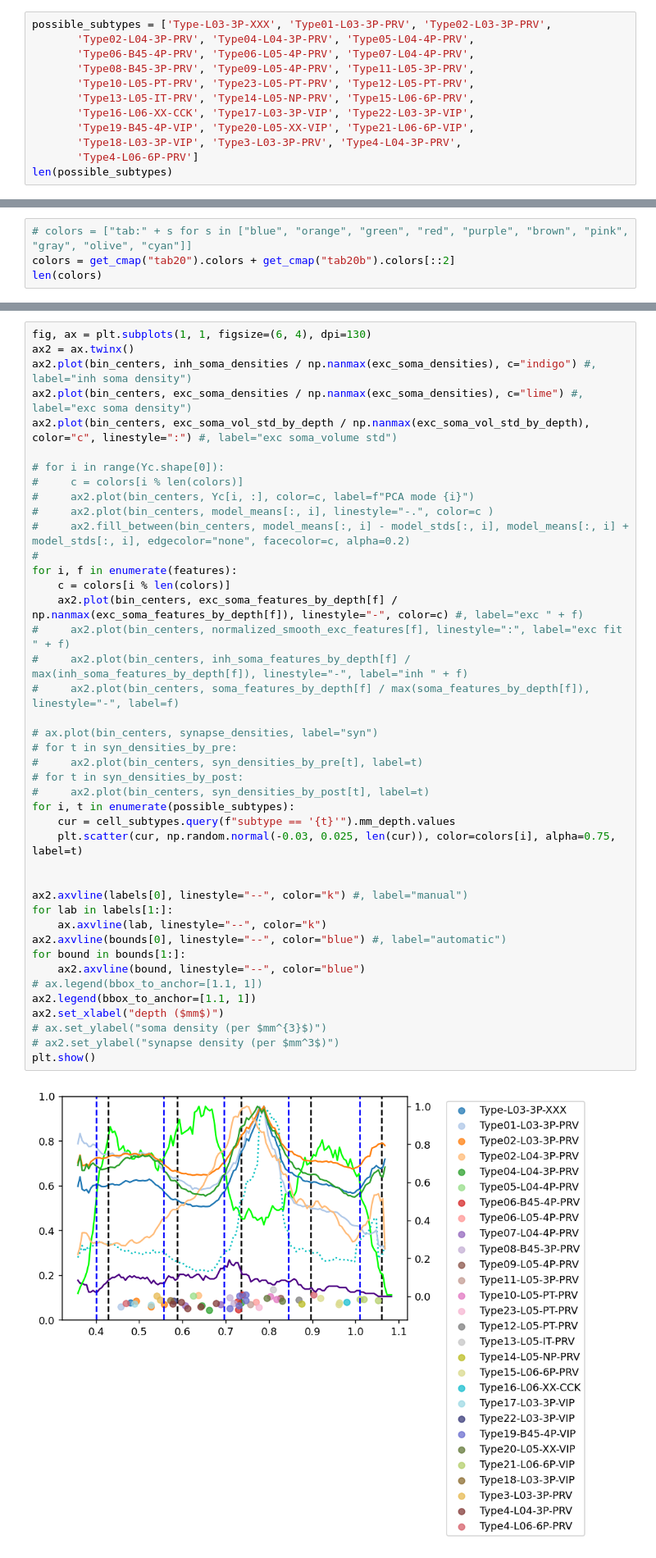
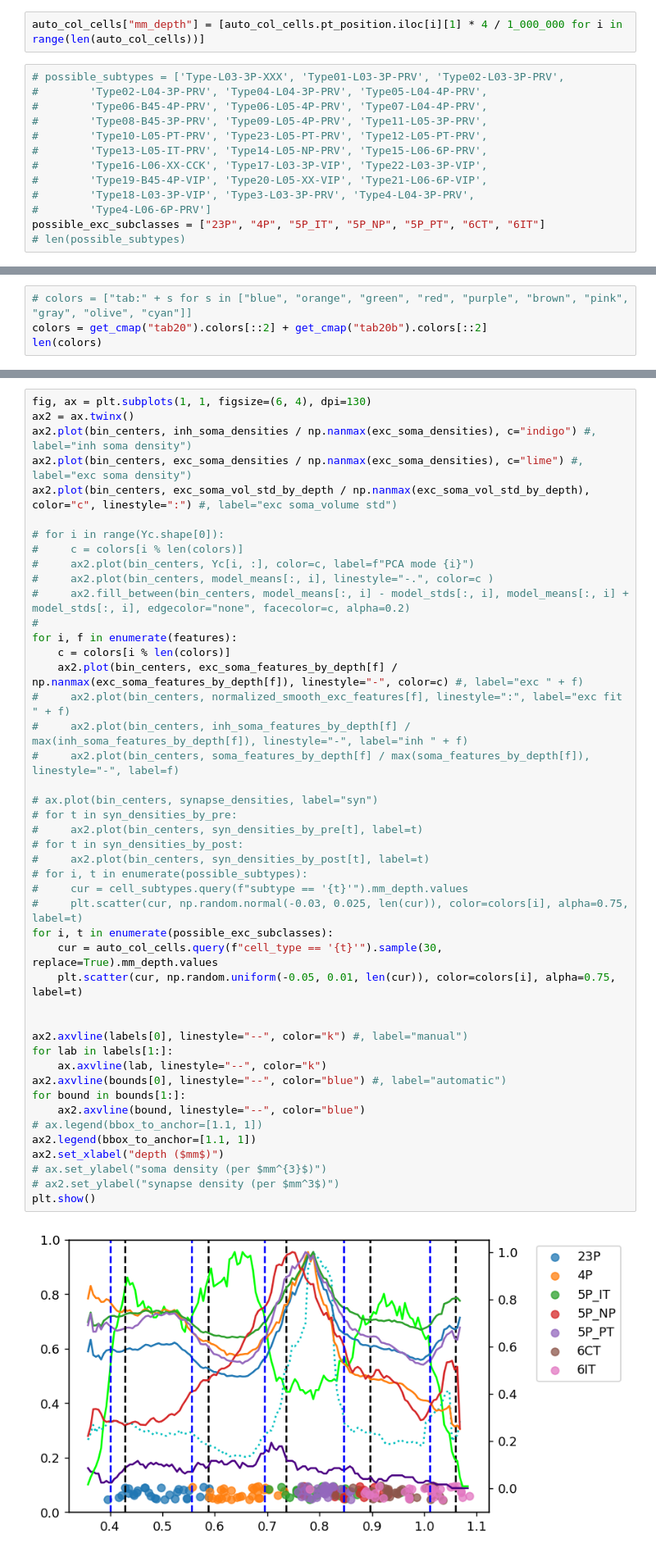
Before and after one commit to AllenInstitute/cortical-layers, a Jupyter notebook: layer-analysis.ipynb, the cells around one changed output, grey strips where cells are left out. Shown at 82% size. Drawn from its saved outputs; the diff is of its cells as text.

Commit message:
excitatory cell subclass plotting

```diff
--- a/layer-analysis.ipynb
+++ b/layer-analysis.ipynb
@@ -317,12 +318,15 @@ cell_subtypes["mm_depth"] = [cell_subtypes["pt_position"].iloc[i][1] * 4 / 1_000
+# %%
+auto_col_cells["mm_depth"] = [auto_col_cells.pt_position.iloc[i][1] * 4 / 1_000_000 for i in range(len(auto_col_cells))]
 # %%
-possible_subtypes = ['Type-L03-3P-XXX', 'Type01-L03-3P-PRV', 'Type02-L03-3P-PRV',
-       'Type02-L04-3P-PRV', 'Type04-L04-3P-PRV', 'Type05-L04-4P-PRV',
-       'Type06-B45-4P-PRV', 'Type06-L05-4P-PRV', 'Type07-L04-4P-PRV',
-       'Type08-B45-3P-PRV', 'Type09-L05-4P-PRV', 'Type11-L05-3P-PRV',
-       'Type10-L05-PT-PRV', 'Type23-L05-PT-PRV', 'Type12-L05-PT-PRV',
-       'Type13-L05-IT-PRV', 'Type14-L05-NP-PRV', 'Type15-L06-6P-PRV',
-       'Type16-L06-XX-CCK', 'Type17-L03-3P-VIP', 'Type22-L03-3P-VIP',
-       'Type19-B45-4P-VIP', 'Type20-L05-XX-VIP', 'Type21-L06-6P-VIP',
-       'Type18-L03-3P-VIP', 'Type3-L03-3P-PRV', 'Type4-L04-3P-PRV',
-       'Type4-L06-6P-PRV']
-len(possible_subtypes)
+# possible_subtypes = ['Type-L03-3P-XXX', 'Type01-L03-3P-PRV', 'Type02-L03-3P-PRV',
+#        'Type02-L04-3P-PRV', 'Type04-L04-3P-PRV', 'Type05-L04-4P-PRV',
+#        'Type06-B45-4P-PRV', 'Type06-L05-4P-PRV', 'Type07-L04-4P-PRV',
+#        'Type08-B45-3P-PRV', 'Type09-L05-4P-PRV', 'Type11-L05-3P-PRV',
+#        'Type10-L05-PT-PRV', 'Type23-L05-PT-PRV', 'Type12-L05-PT-PRV',
+#        'Type13-L05-IT-PRV', 'Type14-L05-NP-PRV', 'Type15-L06-6P-PRV',
+#        'Type16-L06-XX-CCK', 'Type17-L03-3P-VIP', 'Type22-L03-3P-VIP',
+#        'Type19-B45-4P-VIP', 'Type20-L05-XX-VIP', 'Type21-L06-6P-VIP',
+#        'Type18-L03-3P-VIP', 'Type3-L03-3P-PRV', 'Type4-L04-3P-PRV',
+#        'Type4-L06-6P-PRV']
+possible_exc_subclasses = ["23P", "4P", "5P_IT", "5P_NP", "5P_PT", "6CT", "6IT"]
+# len(possible_subtypes)
@@ -332,6 +334,6 @@ len(possible_subtypes)
 ## Plot!
 # %%
 # colors = ["tab:" + s for s in ["blue", "orange", "green", "red", "purple", "brown", "pink", "gray", "olive", "cyan"]]
-colors = get_cmap("tab20").colors + get_cmap("tab20b").colors[::2]
+colors = get_cmap("tab20").colors[::2] + get_cmap("tab20b").colors[::2]
 len(colors)
 # %% [output]
@@ -349,37 +351,40 @@ ax2.plot(bin_centers, exc_soma_vol_std_by_depth / np.nanmax(exc_soma_vol_std_by_
 #     ax2.plot(bin_centers, model_means[:, i], linestyle="-.", color=c )
 #     ax2.fill_between(bin_centers, model_means[:, i] - model_stds[:, i], model_means[:, i] + model_stds[:, i], edgecolor="none", facecolor=c, alpha=0.2)
 #
 for i, f in enumerate(features):
     c = colors[i % len(colors)]
     ax2.plot(bin_centers, exc_soma_features_by_depth[f] / np.nanmax(exc_soma_features_by_depth[f]), linestyle="-", color=c) #, label="exc " + f)
 #     ax2.plot(bin_centers, normalized_smooth_exc_features[f], linestyle=":", label="exc fit " + f)
 #     ax2.plot(bin_centers, inh_soma_features_by_depth[f] / max(inh_soma_features_by_depth[f]), linestyle="-", label="inh " + f)
 #     ax2.plot(bin_centers, soma_features_by_depth[f] / max(soma_features_by_depth[f]), linestyle="-", label=f)
 
 # ax.plot(bin_centers, synapse_densities, label="syn")
 # for t in syn_densities_by_pre:
 #     ax2.plot(bin_centers, syn_densities_by_pre[t], label=t)
 # for t in syn_densities_by_post:
 #     ax2.plot(bin_centers, syn_densities_by_post[t], label=t)
-for i, t in enumerate(possible_subtypes):
-    cur = cell_subtypes.query(f"subtype == '{t}'").mm_depth.values
-    plt.scatter(cur, np.random.normal(-0.03, 0.025, len(cur)), color=colors[i], alpha=0.75, label=t)
+# for i, t in enumerate(possible_subtypes):
+#     cur = cell_subtypes.query(f"subtype == '{t}'").mm_depth.values
+#     plt.scatter(cur, np.random.normal(-0.03, 0.025, len(cur)), color=colors[i], alpha=0.75, label=t)
+for i, t in enumerate(possible_exc_subclasses):
+    cur = auto_col_cells.query(f"cell_type == '{t}'").sample(30, replace=True).mm_depth.values
+    plt.scatter(cur, np.random.uniform(-0.05, 0.01, len(cur)), color=colors[i], alpha=0.75, label=t)
 
 
 ax2.axvline(labels[0], linestyle="--", color="k") #, label="manual")
 for lab in labels[1:]:
     ax.axvline(lab, linestyle="--", color="k")
 ax2.axvline(bounds[0], linestyle="--", color="blue") #, label="automatic")
 for bound in bounds[1:]:
     ax2.axvline(bound, linestyle="--", color="blue")
 # ax.legend(bbox_to_anchor=[1.1, 1])
 ax2.legend(bbox_to_anchor=[1.1, 1])
 ax2.set_xlabel("depth ($mm$)")
 # ax.set_ylabel("soma density (per $mm^{3}$)")
 # ax2.set_ylabel("synapse density (per $mm^3$)")
 plt.show()
 # %% [output]
-[figure, old version]
+[figure, new version]
 # %% [markdown]
 # Hidden Markov Model implementation
 # %%
```
Also changed, not shown: parts of 4 cells of this notebook.
